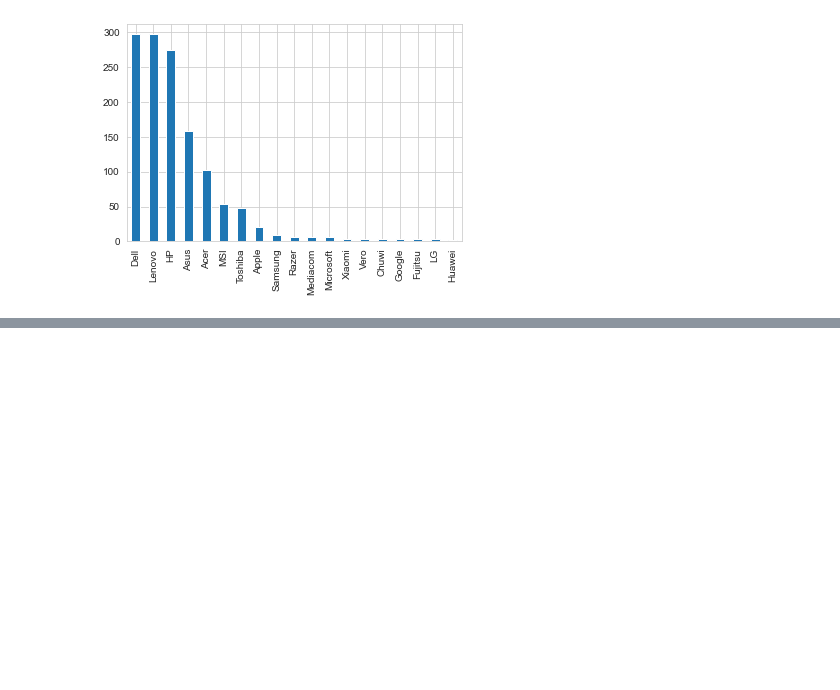
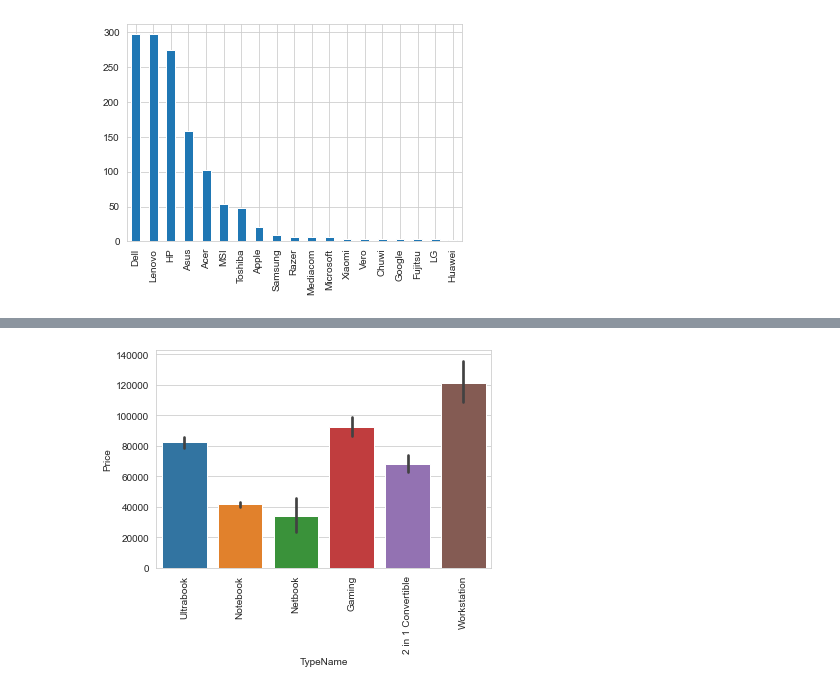
Before and after one commit to sudeep-hk/laptop-price-predictior, a Jupyter notebook: predict.ipynb, the cells around one changed output, grey strips where cells are left out. Cells and saved outputs as stored; diff of their text form; code cells hidden in the pictures; blank space fills up the shorter version.

```diff
--- a/predict.ipynb
+++ b/predict.ipynb
@@ -80,0 +84,5 @@ plt.show()
+# %%
+sns.barplot(x=df['TypeName'],y=df['Price'])
+plt.xticks(rotation='vertical')
+plt.show()
+# %% [output]
@@ -80,0 +91 @@ plt.show()
+[figure, added]
```
Also changed, not shown: parts of 25 cells of this notebook.
